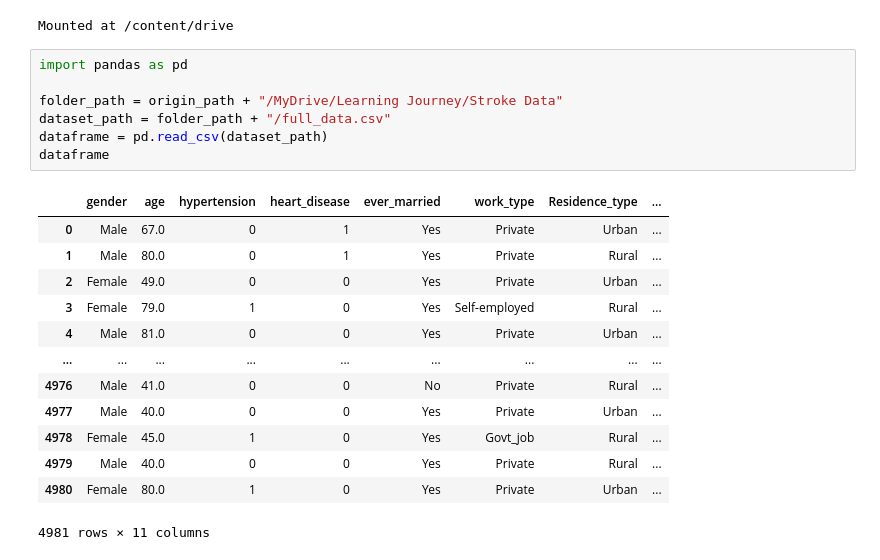
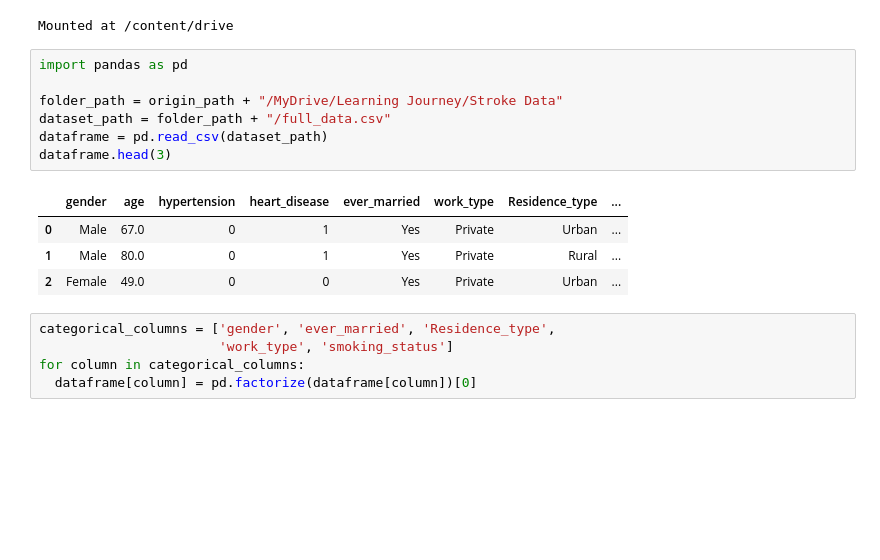
Before and after one commit to oktaviacitra/classification, a Jupyter notebook: StrokePrediction.ipynb, the cells around one changed output. Drawn from its saved outputs; the diff is of its cells as text; blank space fills up the shorter version.

```diff
--- a/StrokePrediction.ipynb
+++ b/StrokePrediction.ipynb
@@ -10,21 +10,17 @@ Mounted at /content/drive
 # %%
 import pandas as pd
 
 folder_path = origin_path + "/MyDrive/Learning Journey/Stroke Data"
 dataset_path = folder_path + "/full_data.csv"
 dataframe = pd.read_csv(dataset_path)
-dataframe
+dataframe.head(3)
 # %% [output]
 |  | gender | age | hypertension | heart_disease | ever_married | work_type | Residence_type | ... |
 | 0 | Male | 67.0 | 0 | 1 | Yes | Private | Urban | ... |
 | 1 | Male | 80.0 | 0 | 1 | Yes | Private | Rural | ... |
 | 2 | Female | 49.0 | 0 | 0 | Yes | Private | Urban | ... |
-| 3 | Female | 79.0 | 1 | 0 | Yes | Self-employed | Rural | ... |
-| 4 | Male | 81.0 | 0 | 0 | Yes | Private | Urban | ... |
-| ... | ... | ... | ... | ... | ... | ... | ... | ... |
-| 4976 | Male | 41.0 | 0 | 0 | No | Private | Rural | ... |
-| 4977 | Male | 40.0 | 0 | 0 | Yes | Private | Urban | ... |
-| 4978 | Female | 45.0 | 1 | 0 | Yes | Govt_job | Rural | ... |
-| 4979 | Male | 40.0 | 0 | 0 | Yes | Private | Rural | ... |
-| 4980 | Female | 80.0 | 1 | 0 | Yes | Private | Urban | ... |
-4981 rows × 11 columns
+# %%
+categorical_columns = ['gender', 'ever_married', 'Residence_type',
+                       'work_type', 'smoking_status']
+for column in categorical_columns:
+  dataframe[column] = pd.factorize(dataframe[column])[0]
```
Also changed, not shown: parts of 3 cells of this notebook.
